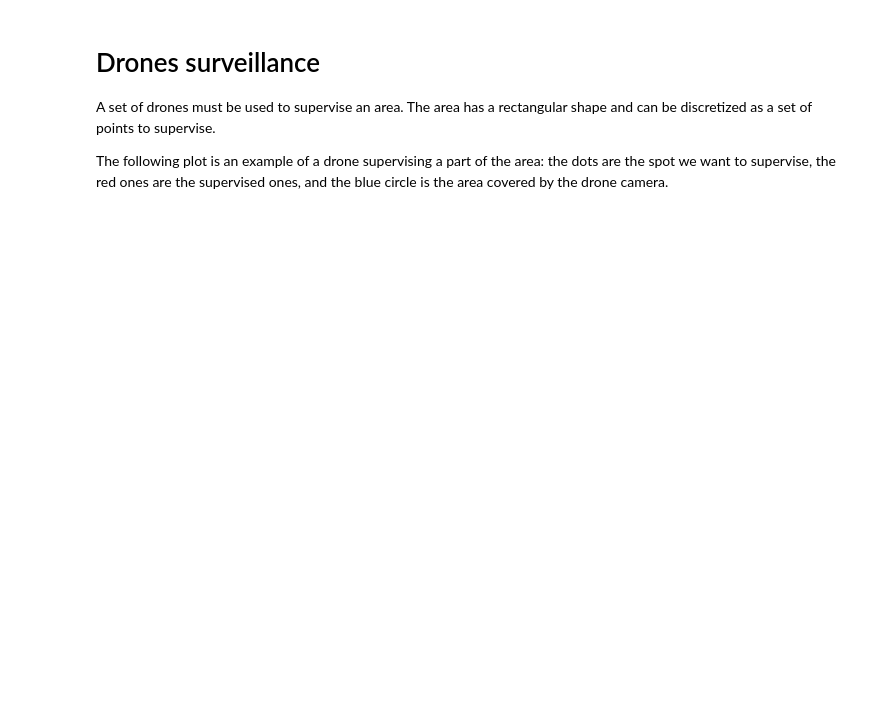
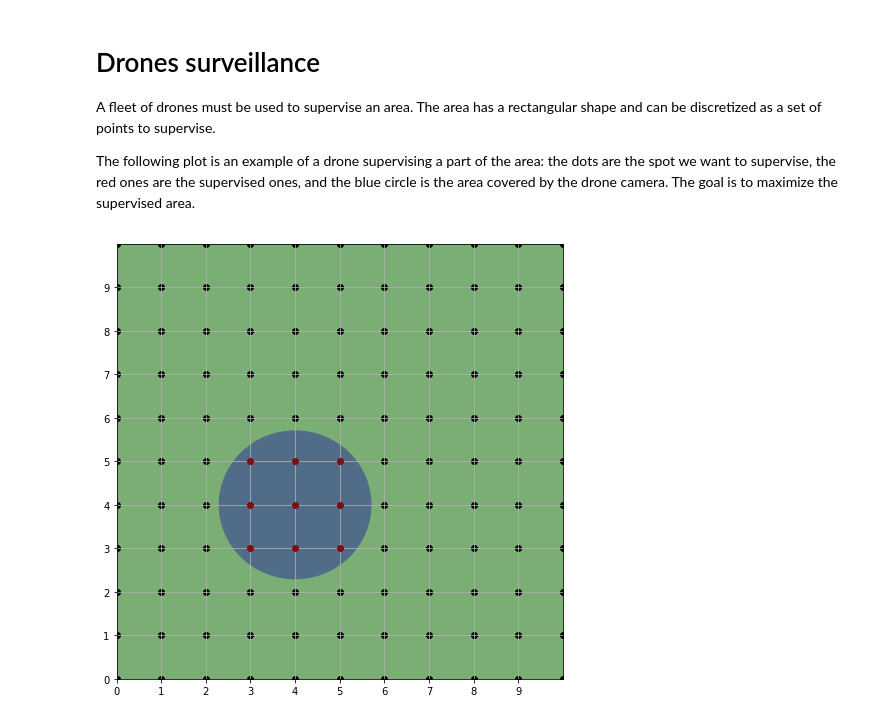
Before and after one commit to Dexterux/OR_datascience, a Jupyter notebook: drones/drones.ipynb, the cells around one changed output. Saved outputs shown, nothing was run; the diff lists cells and outputs as text; code cells hidden in the pictures; blank space fills up the shorter version.

```diff
--- a/drones/drones.ipynb
+++ b/drones/drones.ipynb
@@ -1,31 +1,39 @@
 # %% [markdown]
 # Drones surveillance
 
-A set of drones must be used to supervise an area.
+A fleet of drones must be used to supervise an area.
 The area has a rectangular shape and can be discretized as a set of points to supervise.
 
 The following plot is an example of a drone supervising a part of the area:
-the dots are the spot we want to supervise, the red ones are the supervised ones, and the blue circle is the area covered by the drone camera.
+the dots are the spot we want to supervise, the red ones are the supervised ones, and the blue circle is the area covered by the drone camera. The goal is to maximize the supervised area.
 # %%
 import matplotlib.pyplot as plt
+%matplotlib inline
 import itertools
 
-def draw_grid(canvas,w,h,coord):
-    canvas.set_facecolor('#C3CC73')
+def draw_grid(canvas, w, h, coord):
+    canvas.set_facecolor('#7AAE74')
     canvas.set_ylim([0,h])
     canvas.set_xlim([0,w])
     canvas.set_xticks(range(0,w,1))
     canvas.set_yticks(range(0,h,1))
     canvas.grid()
-    grid_dots = list(itertools.product(range(0,w+1), range(0,h+1)))
-    gc.scatter([c[0] for c in grid_dots],[c[1] for c in grid_dots], color='#000000', zorder=0)
-    gc.scatter([c[0] for c in coord],[c[1] for c in coord], color='#820D10', zorder=2)
+    grid_dots = list(itertools.product(range(0, w+1), range(0, h+1)))
+    canvas.scatter([c[0] for c in grid_dots],[c[1] for c in grid_dots], color='#000000', zorder=0)
+    canvas.scatter([c[0] for c in coord],[c[1] for c in coord], color='#820D10', zorder=2)
 
 def draw_drone(canvas, x, y, radius):
-    gc.add_artist(plt.Circle((x,y), radius, zorder=1, color='#516C88'))
+    canvas.add_artist(plt.Circle((x,y), radius, zorder=1, color='#516C88'))
 
-plt.figure(figsize=(8,8))
-gc = plt.gcf().gca()
-draw_grid(gc, 10, 10, [(3,3),(3,4),(3,5),(4,3),(4,4),(4,5),(5,3),(5,4),(5,5)])
-draw_drone(gc, 4.0, 4.0, 1.7)
-plt.show()
+
+def draw_map(width, height, supervised_dots, drones):
+    plt.figure(figsize=(6,6))
+    gc = plt.gcf().gca()
+    draw_grid(gc, width, height, supervised_dots)
+    for x, y, r in drones:
+        draw_drone(gc, x, y, r)
+    plt.show()
+# %%
+draw_map(10, 10, [(3,3),(3,4),(3,5),(4,3),(4,4),(4,5),(5,3),(5,4),(5,5)], [(4, 4, 1.7)])
+# %% [output]
+[figure, added]
```
Also changed, not shown: parts of 24 cells of this notebook, 2 other files.
